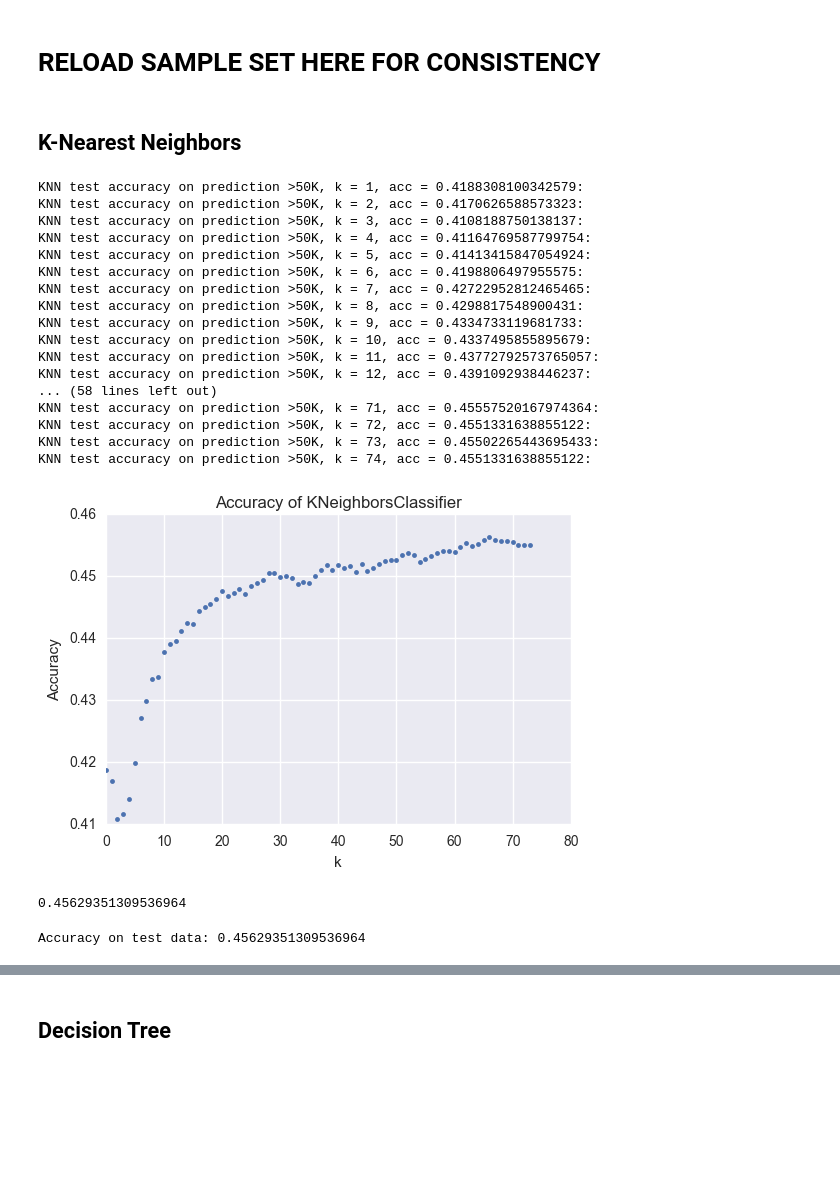
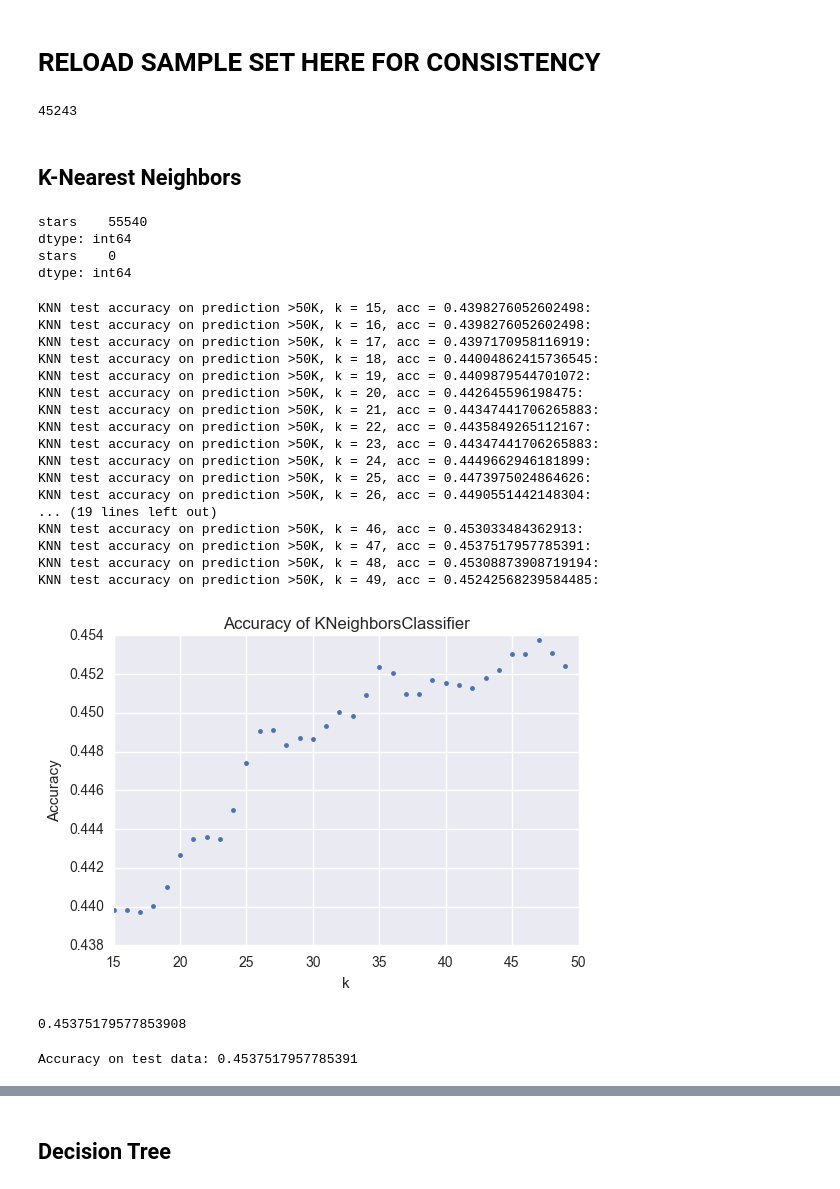
Before and after one commit to sean-smith/peregrine, a Jupyter notebook: GitHub_Analysis.ipynb, the cells around one changed output, grey strips where cells are left out. Saved outputs shown, nothing was run; the diff lists cells and outputs as text; code cells hidden in the pictures; blank space fills up the shorter version.

```diff
--- a/GitHub_Analysis.ipynb
+++ b/GitHub_Analysis.ipynb
@@ -343,13 +350,29 @@ Above are the graphs representing the repositories that have 0-3000 stars. Graph
 # %%
 # Save current stars_sample
 random_sampling.to_csv('random_sampling.csv')
+# %%
+# Load current random_sampling if doesn't exist
+try:
+    print(len(random_sampling))
+except:
+    random_sampling = pd.read_csv('random_sampling.csv')
+# %% [output]
+45243
 # %% [markdown]
 ## K-Nearest Neighbors
 # %%
 X_train, X_test, y_train, y_test = train_test_split(estimate_stars_sample, stars_sample, test_size=0.4, random_state=0)
+# %%
+print(stars_sample.max())
+print(stars_sample.min())
+# %% [output]
+stars    55540
+dtype: int64
+stars    0
+dtype: int64
 # %%
 acc = []
-for k in range(1,75):
+for k in range(15,50):
     knn_digits = KNeighborsClassifier(n_neighbors=k)
     knn_digits.fit(X_train, pd.Series.ravel(y_train))
     y_digits_test_pred = knn_digits.predict(X_test)
@@ -357,44 +380,46 @@ for k in range(1,75):
             k,knn_digits.score(X_test, y_test)))
     acc.append(knn_digits.score(X_test, y_test))
 # %% [output]
-KNN test accuracy on prediction >50K, k = 1, acc = 0.4188308100342579:
-KNN test accuracy on prediction >50K, k = 2, acc = 0.4170626588573323:
-KNN test accuracy on prediction >50K, k = 3, acc = 0.4108188750138137:
-KNN test accuracy on prediction >50K, k = 4, acc = 0.41164769587799754:
-KNN test accuracy on prediction >50K, k = 5, acc = 0.41413415847054924:
-KNN test accuracy on prediction >50K, k = 6, acc = 0.4198806497955575:
-KNN test accuracy on prediction >50K, k = 7, acc = 0.42722952812465465:
-KNN test accuracy on prediction >50K, k = 8, acc = 0.4298817548900431:
-KNN test accuracy on prediction >50K, k = 9, acc = 0.4334733119681733:
-KNN test accuracy on prediction >50K, k = 10, acc = 0.4337495855895679:
-KNN test accuracy on prediction >50K, k = 11, acc = 0.43772792573765057:
-KNN test accuracy on prediction >50K, k = 12, acc = 0.4391092938446237:
-... (58 lines left out)
-KNN test accuracy on prediction >50K, k = 71, acc = 0.45557520167974364:
-KNN test accuracy on prediction >50K, k = 72, acc = 0.4551331638855122:
-KNN test accuracy on prediction >50K, k = 73, acc = 0.45502265443695433:
-KNN test accuracy on prediction >50K, k = 74, acc = 0.4551331638855122:
+KNN test accuracy on prediction >50K, k = 15, acc = 0.4398276052602498:
+KNN test accuracy on prediction >50K, k = 16, acc = 0.4398276052602498:
+KNN test accuracy on prediction >50K, k = 17, acc = 0.4397170958116919:
+KNN test accuracy on prediction >50K, k = 18, acc = 0.44004862415736545:
+KNN test accuracy on prediction >50K, k = 19, acc = 0.4409879544701072:
+KNN test accuracy on prediction >50K, k = 20, acc = 0.442645596198475:
+KNN test accuracy on prediction >50K, k = 21, acc = 0.44347441706265883:
+KNN test accuracy on prediction >50K, k = 22, acc = 0.4435849265112167:
+KNN test accuracy on prediction >50K, k = 23, acc = 0.44347441706265883:
+KNN test accuracy on prediction >50K, k = 24, acc = 0.4449662946181899:
+KNN test accuracy on prediction >50K, k = 25, acc = 0.4473975024864626:
+KNN test accuracy on prediction >50K, k = 26, acc = 0.4490551442148304:
+... (19 lines left out)
+KNN test accuracy on prediction >50K, k = 46, acc = 0.453033484362913:
+KNN test accuracy on prediction >50K, k = 47, acc = 0.4537517957785391:
+KNN test accuracy on prediction >50K, k = 48, acc = 0.45308873908719194:
+KNN test accuracy on prediction >50K, k = 49, acc = 0.45242568239584485:
 # %%
 # ACCURACY PLOT OF KNEIGHBORS
-plt.plot(acc,'.')
+x_data = [i for i in range(15,50)]
+plt.plot(x_data, acc,'.')
 plt.xlabel('k')
 _=plt.ylabel('Accuracy')
 plt.title("Accuracy of KNeighborsClassifier")
+plt.savefig('knn_acc.png')
 plt.show()
 # %% [output]
-[figure, old version]
+[figure, new version]
 # %%
 max(acc)
 # %% [output]
-0.45629351309536964
+0.45375179577853908
 # %%
-knneighbors = KNeighborsClassifier(n_neighbors=67)
+knneighbors = KNeighborsClassifier(n_neighbors=47)
 knneighbors.fit(X_train, pd.Series.ravel(y_train))
 y_pred_test = knneighbors.predict(X_test)
 
 print('Accuracy on test data: {}'.format(knneighbors.score(X_test, y_test)))
 # %% [output]
-Accuracy on test data: 0.45629351309536964
+Accuracy on test data: 0.4537517957785391
 # %%
 y_pred_train = knneighbors.predict(X_train)
 print('Accuracy on training data: {}'.format(knneighbors.score(X_train, y_train)))
```
Also changed, not shown: parts of 13 cells of this notebook, 4 other files.
